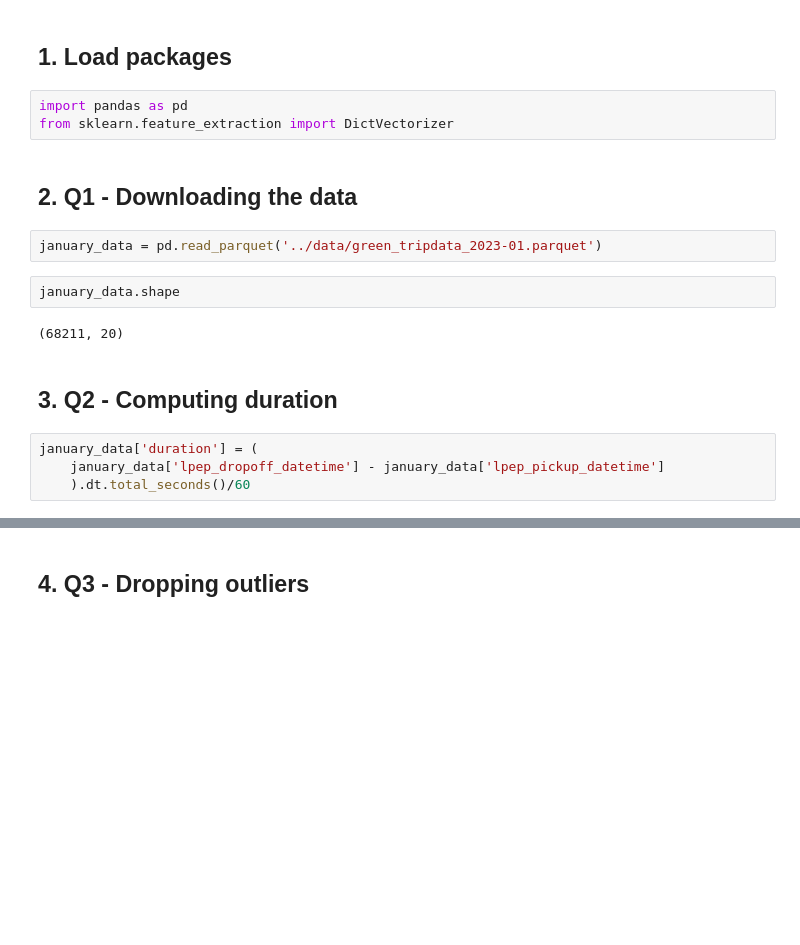
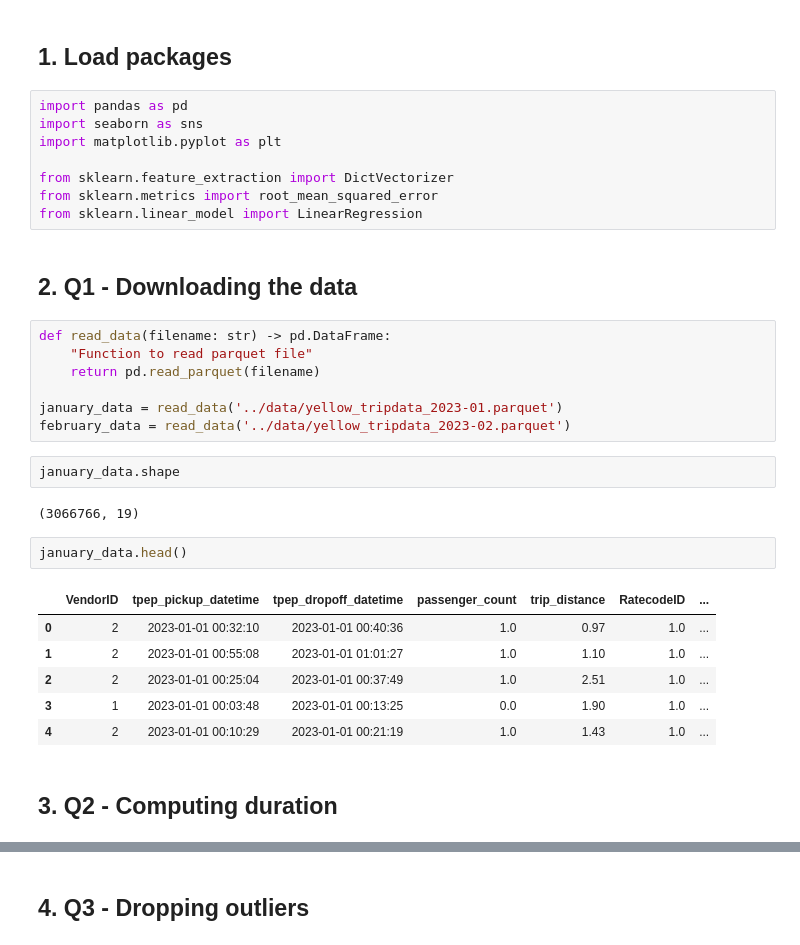
Before and after one commit to erstome/MLOps-zoomcamp-2024, a Jupyter notebook: 01-intro/01-homework.ipynb, the cells around one changed output, grey strips where cells are left out. Saved outputs shown, nothing was run; the diff lists cells and outputs as text; blank space fills up the shorter version.

```diff
--- a/01-intro/01-homework.ipynb
+++ b/01-intro/01-homework.ipynb
@@ -6,18 +6,33 @@ May 2024
 ## 1. Load packages
 # %%
 import pandas as pd
+import seaborn as sns
+import matplotlib.pyplot as plt
+
 from sklearn.feature_extraction import DictVectorizer
+from sklearn.metrics import root_mean_squared_error
+from sklearn.linear_model import LinearRegression
 # %% [markdown]
 ## 2. Q1 - Downloading the data
-# %%
-january_data = pd.read_parquet('../data/green_tripdata_2023-01.parquet')
+# %%
+def read_data(filename: str) -> pd.DataFrame:
+    "Function to read parquet file"
+    return pd.read_parquet(filename)
+
+january_data = read_data('../data/yellow_tripdata_2023-01.parquet')
+february_data = read_data('../data/yellow_tripdata_2023-02.parquet')
 # %%
 january_data.shape
 # %% [output]
-(68211, 20)
+(3066766, 19)
+# %%
+january_data.head()
+# %% [output]
+|  | VendorID | tpep_pickup_datetime | tpep_dropoff_datetime | passenger_count | trip_distance | RatecodeID | ... |
+| 0 | 2 | 2023-01-01 00:32:10 | 2023-01-01 00:40:36 | 1.0 | 0.97 | 1.0 | ... |
+| 1 | 2 | 2023-01-01 00:55:08 | 2023-01-01 01:01:27 | 1.0 | 1.10 | 1.0 | ... |
+| 2 | 2 | 2023-01-01 00:25:04 | 2023-01-01 00:37:49 | 1.0 | 2.51 | 1.0 | ... |
+| 3 | 1 | 2023-01-01 00:03:48 | 2023-01-01 00:13:25 | 0.0 | 1.90 | 1.0 | ... |
+| 4 | 2 | 2023-01-01 00:10:29 | 2023-01-01 00:21:19 | 1.0 | 1.43 | 1.0 | ... |
 # %% [markdown]
 ## 3. Q2 - Computing duration
-# %%
-january_data['duration'] = (
-    january_data['lpep_dropoff_datetime'] - january_data['lpep_pickup_datetime']
-    ).dt.total_seconds()/60
```
Also changed, not shown: parts of 22 cells of this notebook, 6 other files.
